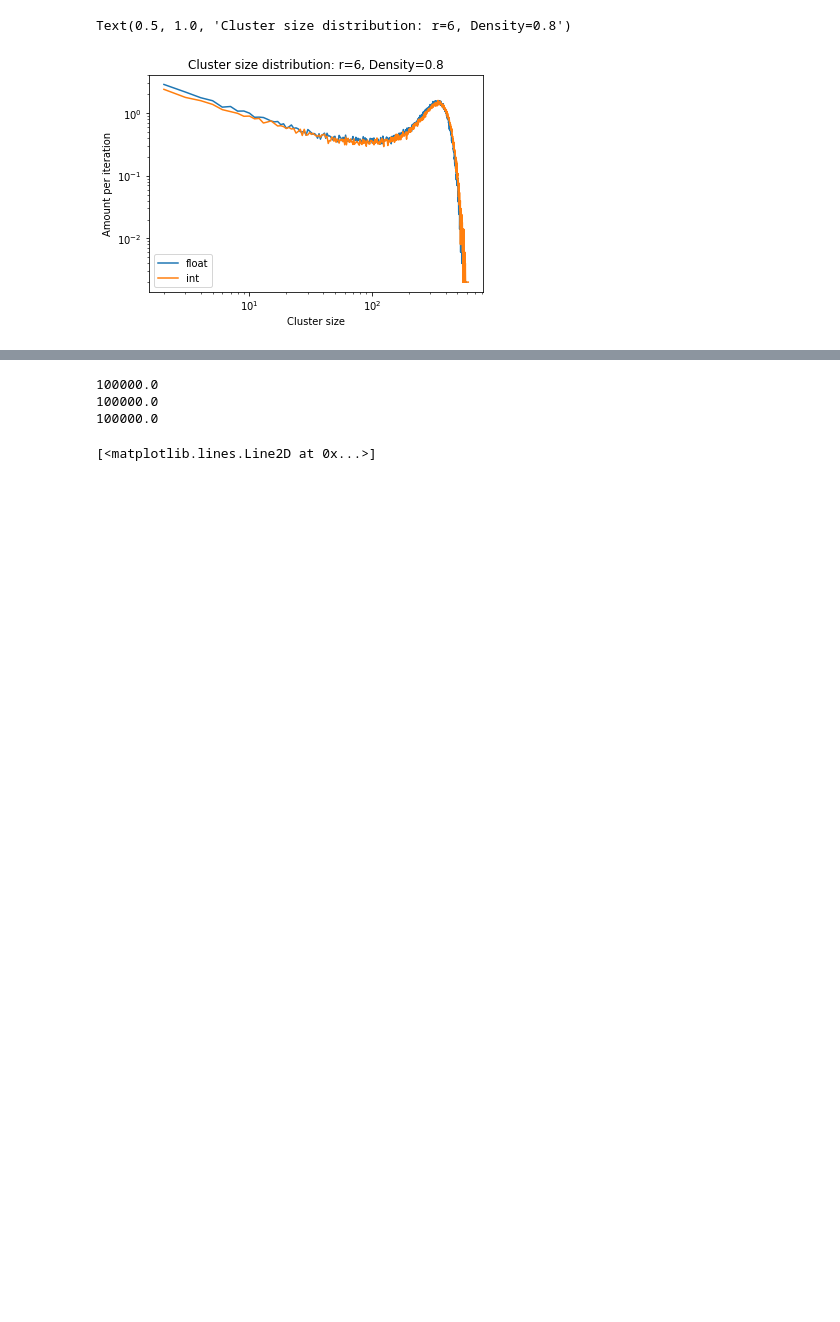
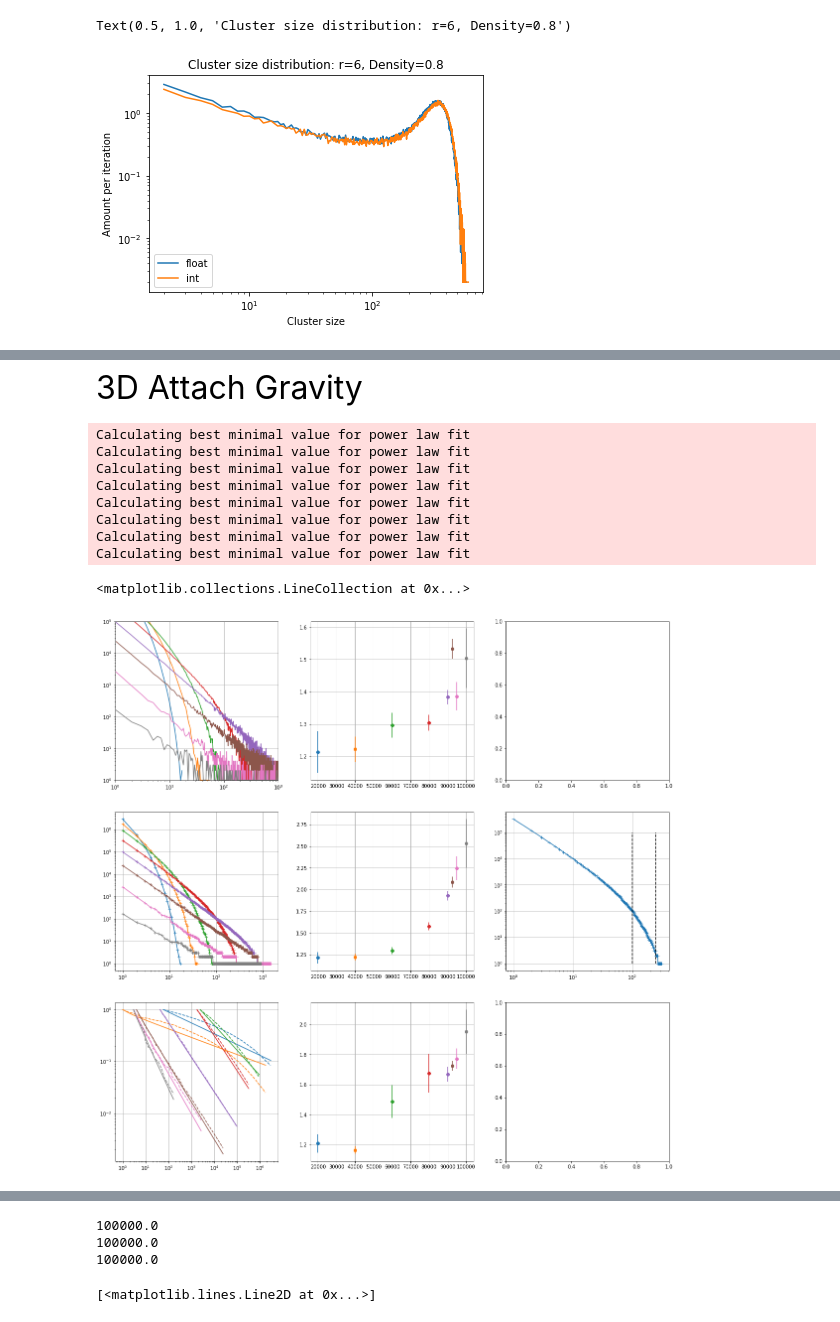
Before and after one commit to Sennevw/Masters-thesis, a Jupyter notebook: dataverwerking.ipynb, the cells around one changed output, grey strips where cells are left out. Saved outputs shown, nothing was run; the diff lists cells and outputs as text; code cells hidden in the pictures; blank space fills up the shorter version.

```diff
--- a/dataverwerking.ipynb
+++ b/dataverwerking.ipynb
@@ -248,0 +255,75 @@ plt.ylim(1, 10**7)
+# %% [markdown]
+<font size="7"> 3D Attach Gravity </font>
+# %%
+fig, ax = plt.subplots(3, 3, figsize=(20, 20))
+name = [20000, 40000, 60000, 80000, 90000, 92500, 95000, 100000]
+lower_lim = [ 6,  8,  30, 100, 300, 300,  20, 10]
+upper_lim = [19, 40, 100, 250, 600, 600, 100, 40]
+
+def plot_rank_frequency(amount, xmin, xmax):
+    ccdf = np.sort(amount)[::-1]
+    ranks = np.arange(1, len(ccdf)+1)
+    ax[1, 0].plot(ranks, ccdf, marker='+')
+    a, s = calc_alpha(ccdf, xmin, xmax)
+    return [a, s]
+
+def calc_alpha(amount, xmin, xmax):
+    alpha = 1 + len(amount[xmin:xmax]) / (np.sum(np.log(amount[xmin:xmax]/ (np.min(amount[xmin:xmax]) - 0.5))))
+    invSigma = np.sqrt(len(amount[xmin:xmax]) * ( (zeta(alpha, xmin, 2)/zeta(alpha, xmin)) - (zeta(alpha, xmin, 1)/zeta(alpha,xmin))**2 ))
+    sigma = 1/invSigma
+    return [alpha, sigma]
+
+ax[0, 0].set_xlim(1, 1000)
+ax[0, 0].set_ylim(1, 100000)
+ax[0, 0].grid()
+ax[0, 1].grid()
+ax[1,0].grid()
+ax[1,1].grid()
+ax[2,0].grid()
+ax[2,1].grid()
+
+ax[1,0].set_xscale('log')
+ax[1,0].set_yscale('log')
+
+cmap = plt.get_cmap('tab10')
+for i in range((len(name))):
+    size, amount = np.loadtxt("Pref_attach/False/3D_r20/r20_3D_tree_{}_0.100000_0.txt".format(name[i]), skiprows=1, unpack=True)
+    size = size[1:]
+    amount = amount[1:]
+    ax[0, 0].loglog(size, amount, label="Time {}".format(name[i]), c=cmap(i))
+
+    result = powerlaw.Fit(amount, discrete=True)
+    result.plot_ccdf(ax=ax[2, 0], linestyle='--', label="Time {}".format(name[i]), c=cmap(i))
+    result.power_law.plot_ccdf(ax=ax[2, 0],  label="Time {}".format(name[i]), c=cmap(i))
+    ax[2,1].errorbar(name[i], result.power_law.alpha, yerr=result.power_law.sigma, fmt='o', c=cmap(i))
+
+    out = calc_alpha(amount, lower_lim[i], upper_lim[i])
+    out2 = plot_rank_frequency(amount, lower_lim[i], upper_lim[i])
+
+    ax[0,1].errorbar(name[i], out[0], yerr=out[1], fmt='o', c=cmap(i))
+    ax[1,1].errorbar(name[i], out2[0], yerr=out2[1], fmt='o', c=cmap(i))
+
+
+size, amount = np.loadtxt("Pref_attach/False/3D_r20/r20_3D_tree_80000_0.100000_0.txt".format(name[i]), skiprows=1, unpack=True)
+size = size[1:]
+amount = amount[1:]
+ccdf = np.sort(amount)[::-1]
+ranks = np.arange(1, len(ccdf)+1)
+ax[1, 2].plot(ranks, ccdf, marker='+')
+ax[1, 2].set_xscale('log')
+ax[1, 2].set_yscale('log')
+
+ax[1,2].grid()
+ax[1,2].vlines(100, 1, 100000, linestyles='dashed', colors='k')
+ax[1,2].vlines(250, 1, 100000, linestyles='dashed', colors='k')
+# %% [output]
+Calculating best minimal value for power law fit
+Calculating best minimal value for power law fit
+Calculating best minimal value for power law fit
+Calculating best minimal value for power law fit
+Calculating best minimal value for power law fit
+Calculating best minimal value for power law fit
+Calculating best minimal value for power law fit
+Calculating best minimal value for power law fit
+<matplotlib.collections.LineCollection at 0x...>
+[figure, added]
```
Also changed, not shown: parts of 13 cells of this notebook.
